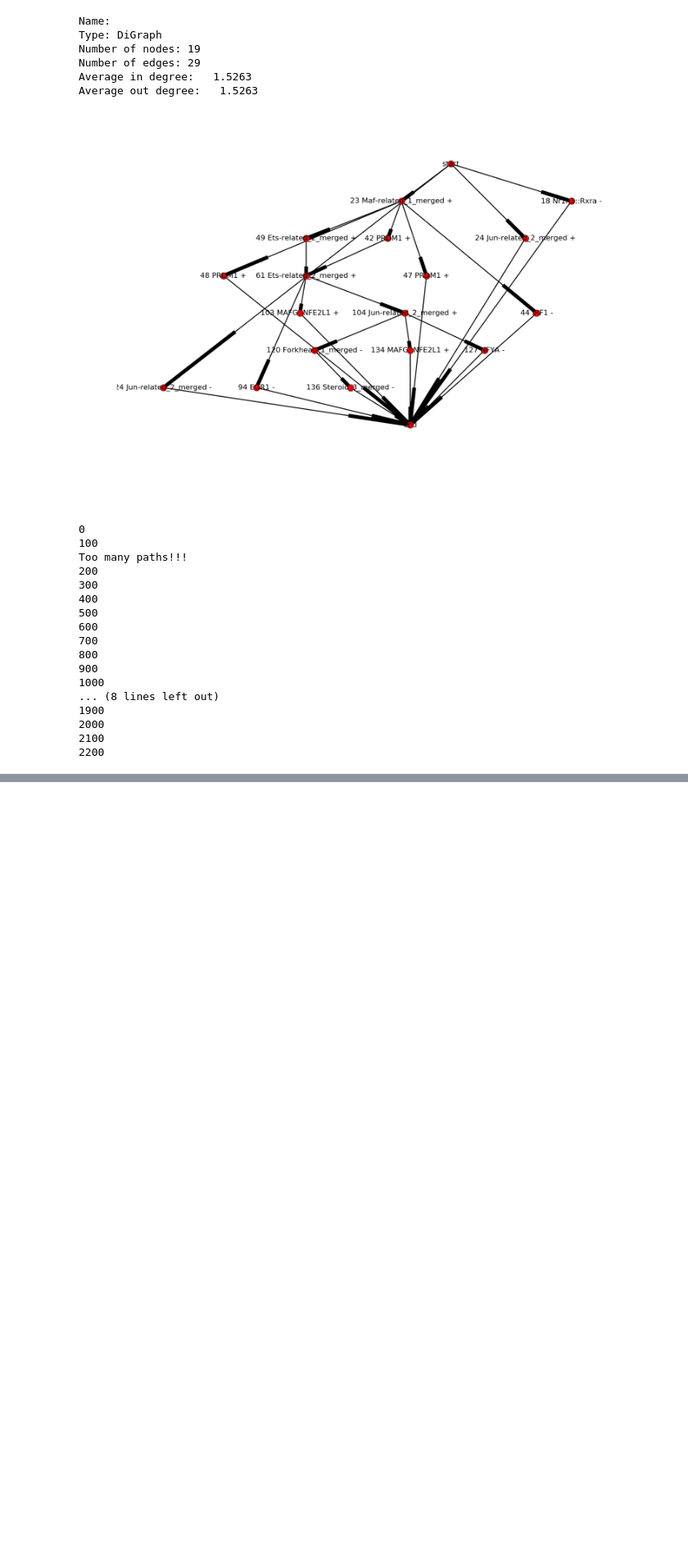
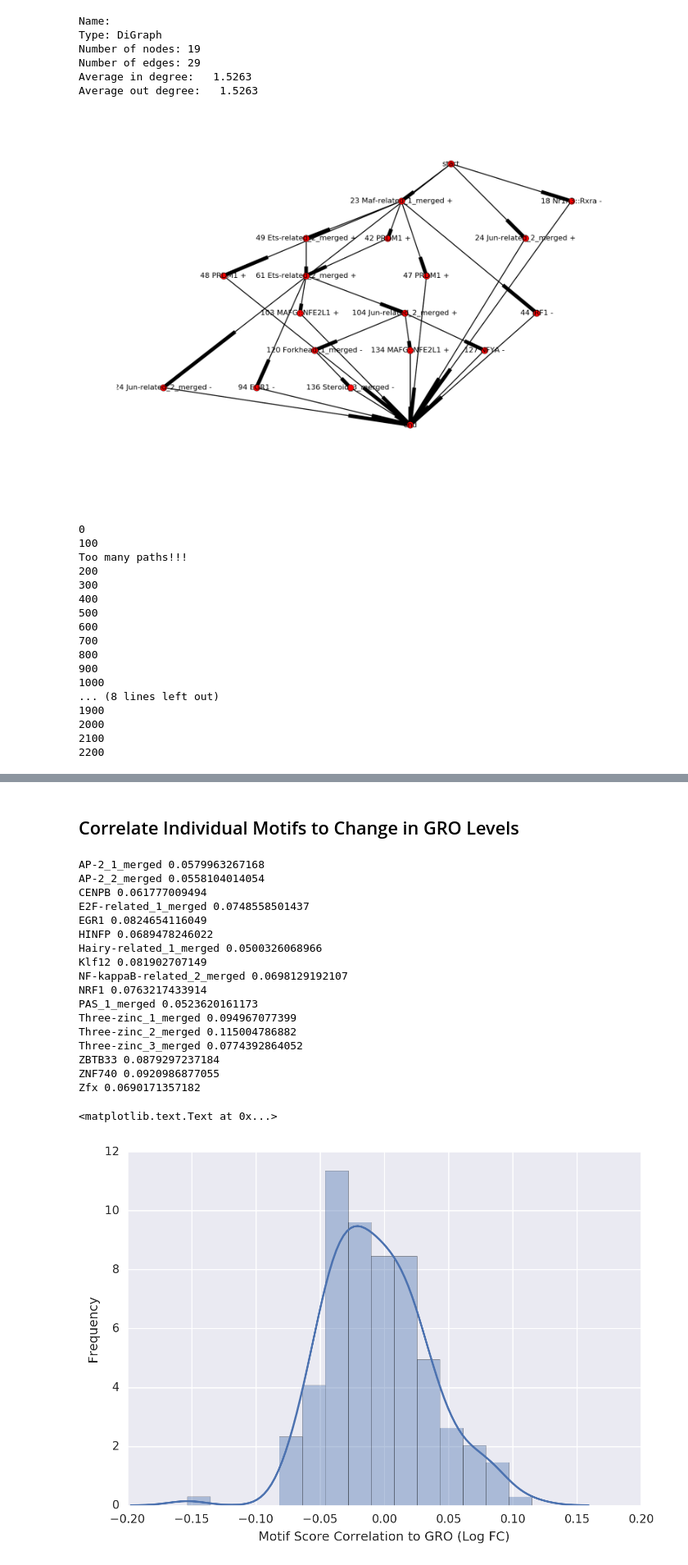
Before and after one commit to jenhantao/ipython-notebooks, a Jupyter notebook: Signal Level Analysis.ipynb, the cells around one changed output, grey strips where cells are left out. Shown at 82% size. Cells and saved outputs as stored; diff of their text form; code cells hidden in the pictures; blank space fills up the shorter version.

```diff
--- a/Signal Level Analysis.ipynb
+++ b/Signal Level Analysis.ipynb
@@ -1275,0 +1324,4 @@ sequence_pattern_intergenic_table.to_pickle('./sequence_pattern_intergenic_table
+# %%
+log_ratios = np.log2((annotated_mean_gro_frame.ix[has_rep_intergenic_ids, 'KLA-1h']+1) /(annotated_mean_gro_frame.ix[has_rep_intergenic_ids, 'Veh']+1))
+differences = annotated_mean_gro_frame.ix[has_rep_intergenic_ids, 'KLA-1h'] -(annotated_mean_gro_frame.ix[has_rep_intergenic_ids, 'Veh'])
+kla_levels = np.log2(annotated_mean_gro_frame.ix[has_rep_intergenic_ids, 'KLA-1h']+1)
@@ -1275,0 +1332,37 @@ sequence_pattern_intergenic_table.to_pickle('./sequence_pattern_intergenic_table
+# %% [markdown]
+## Correlate Individual Motifs to Change in GRO Levels
+# %%
+correlations = []
+
+
+
+for motif in topMotifScore_frame.columns.values:
+    pearson, pval = scipy.stats.pearsonr(topMotifScore_frame.ix[has_rep_intergenic_ids,motif], kla_levels)
+#     pearson, pval = scipy.stats.pearsonr(topMotifScore_frame.ix[nonzero_indices,motif], log_ratios[nonzero_indices])
+#     print(motif, pearson)
+    correlations.append(pearson)
+    if pearson > 0.05:
+        print(motif, pearson)
+sns.distplot(correlations)
+plt.xlabel('Motif Score Correlation to GRO (Log FC)')
+plt.ylabel('Frequency')
+# %% [output]
+AP-2_1_merged 0.0579963267168
+AP-2_2_merged 0.0558104014054
+CENPB 0.061777009494
+E2F-related_1_merged 0.0748558501437
+EGR1 0.0824654116049
+HINFP 0.0689478246022
+Hairy-related_1_merged 0.0500326068966
+Klf12 0.081902707149
+NF-kappaB-related_2_merged 0.0698129192107
+NRF1 0.0763217433914
+PAS_1_merged 0.0523620161173
+Three-zinc_1_merged 0.094967077399
+Three-zinc_2_merged 0.115004786882
+Three-zinc_3_merged 0.0774392864052
+ZBTB33 0.0879297237184
+ZNF740 0.0920986877055
+Zfx 0.0690171357182
+<matplotlib.text.Text at 0x...>
+[figure, added]
```
Also changed, not shown: parts of 18 cells of this notebook.
